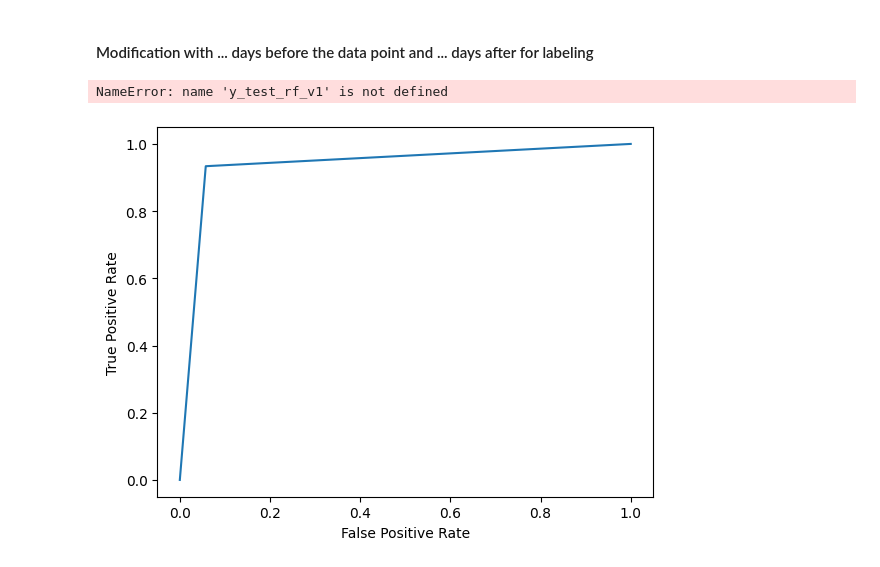
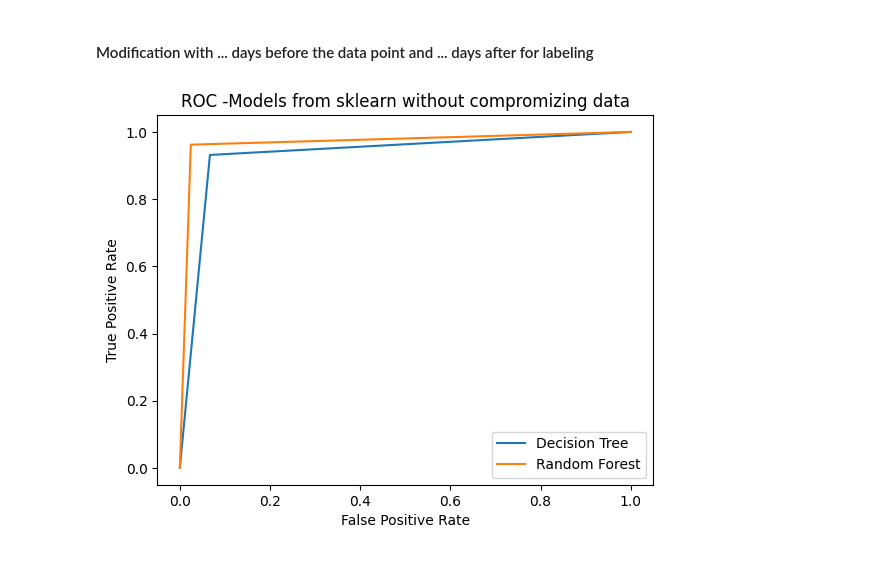
Before and after one commit to Pink-Programmer/AI-Application, a Jupyter notebook: Code/modify_data.ipynb, the cells around one changed output. Drawn from its saved outputs; the diff is of its cells as text; code cells hidden in the pictures.

Commit message:
added more models. codes part almost done

```diff
--- a/Code/modify_data.ipynb
+++ b/Code/modify_data.ipynb
@@ -120,7 +135,7 @@ def combine_data(trade_datas):
     combined_data = pd.concat(trade_datas, ignore_index=True)
     return combined_data
 # %%
-def modify_data(trade_data, t_previous_days, t_label_days):
+def modify_data(trade_data, t_previous_days, t_label_days, comprimize_data):
     """
     Modifies tehh trade dataset by several calculations and adding labels.
     This function is used to extend the dataset to find patterns more easily.
@@ -141,10 +156,14 @@ def modify_data(trade_data, t_previous_days, t_label_days):
     modified_trade_data = trade_data.copy()
     t_previous_days = 30
 
+
+    compimized_columns = []
+
     # Calculate deviations from multiple features
     for attribute in columns_names:
         for i in range(1, t_previous_days + 1):
             deviation_col_name = f'deviation_{attribute}_{i}'
+            compimized_columns.append(deviation_col_name)
             modified_trade_data[deviation_col_name] = modified_trade_data[attribute] - modified_trade_data[attribute].shift(i)
 
             # Calculate average deviation for each feature
@@ -165,10 +184,12 @@ def modify_data(trade_data, t_previous_days, t_label_days):
     # Calculate differences between Open-Close and High-Low for several days
     for i in range(1, t_previous_days + 1):
         diff_col_name_open_close = f'difference_open_close_{i}'
+        compimized_columns.append(diff_col_name_open_close)
         modified_trade_data[diff_col_name_open_close] = modified_trade_data['Open'] - modified_trade_data['Close'].shift(i)
 
 
         diff_col_name = f'difference_high_low_{i}'
+        compimized_columns.append(diff_col_name)
         modified_trade_data[diff_col_name] = modified_trade_data[attribute] - modified_trade_data[attribute].shift(i)
 
     #Calculate average differences between Open-Close and High-Low for several days
@@ -200,23 +221,14 @@ def modify_data(trade_data, t_previous_days, t_label_days):
     modified_trade_data['Label'] = 0  # Initialisierung aller Labels als 0
     modified_trade_data = modified_trade_data[t_label_days:]
     average_deviation= average_deviation[t_label_days:]
-
-
     for index, deviation_value in average_deviation.items():
 
         if deviation_value < 0:
             modified_trade_data.loc[index, 'Label'] = 0
         else:
             modified_trade_data.loc[index, 'Label'] = 1
+    if comprimize_data:
+        modified_trade_data.drop(columns=compimized_columns)
 
     modified_trade_data.head(20)
     return modified_trade_data
-# %%
-#number of days considered by the expansion of the dataset and creation of labels
-t_previous_days = 1
-t_label_days = 10
-
-#modifiy the datasets and comnine them
-modified = sort_datas(trade_data_tesla)
-modified_trade_data_tesla_v1 = modify_data(modified, t_previous_days, t_label_days)
-#TODO: add other datasets
@@ -314,8 +359,10 @@ def run_decision_tree_classifier_by_sklearn(modified_trade_data):
     return decision_tree_model_sklearn, y_pred_decision_tree_sklearn, accuracy_decision_tree_sklearn, y_test
 # %%
 #using the function run_decision_tree_classifier_by_sklearn() to create trained Desicion Tree Classifier with sklearn
-decision_tree_model_sklearn_v1, y_pred_decision_tree_sklearn_v1, accuracy_decision_tree_sklearn_v1, y_test_dt_v1 = run_decision_tree_classifier_by_sklearn(modified_trade_data_tesla_v1)
-decision_tree_model_sklearn_v2, y_pred_decision_tree_sklearn_v2, accuracy_decision_tree_sklearn_v2, y_test_dt_v2 = run_decision_tree_classifier_by_sklearn(modified_trade_data_tesla_v2)
+decision_tree_model_sklearn_v1_comp, y_pred_decision_tree_sklearn_v1_comp, accuracy_decision_tree_sklearn_v1_comp, y_test_dt_v1_comp = run_decision_tree_classifier_by_sklearn(modified_trade_data_v1_comp)
+decision_tree_model_sklearn_v1_comp, y_pred_decision_tree_sklearn_v1_no_comp, accuracy_decision_tree_sklearn_v1_no_comp, y_test_dt_v1_no_comp = run_decision_tree_classifier_by_sklearn(modified_trade_data_v1_no_comp)
+decision_tree_model_sklearn_v2_comp, y_pred_decision_tree_sklearn_v2_comp, accuracy_decision_tree_sklearn_v2_comp, y_test_dt_v2_comp = run_decision_tree_classifier_by_sklearn(modified_trade_data_v2_comp)
+decision_tree_model_sklearn_v2_no_comp, y_pred_decision_tree_sklearn_v2_no_comp, accuracy_decision_tree_sklearn_v2_no_comp, y_test_dt_v2_comp = run_decision_tree_classifier_by_sklearn(modified_trade_data_v2_no_comp)
 # %%
 def run_random_forest_classifier_by_sklearn(modified_trade_data):
     """
@@ -353,3 +397,8 @@ random_forest_model_sklearn_v2, y_pred_random_forest_sklearn_v2, accuracy_random
+# %%
+random_forest_model_sklearn_v1_comp, y_pred_random_forest_sklearn_v1_comp, accuracy_random_forest_sklearn_v1_comp, y_test_rf_v1_comp = run_random_forest_classifier_by_sklearn(modified_trade_data_v1_comp)
+random_forest_model_sklearn_v1_no_comp, y_pred_random_forest_sklearn_v1_no_comp, accuracy_random_forest_sklearn_v1_no_comp, y_test_rf_v1_no_comp = run_random_forest_classifier_by_sklearn(modified_trade_data_v1_no_comp)
+random_forest_model_sklearn_v2_comp, y_pred_random_forest_sklearn_v2_comp, accuracy_random_forest_sklearn_v2_comp, y_test_rf_v2_comp = run_random_forest_classifier_by_sklearn(modified_trade_data_v2_comp)
+random_forest_model_sklearn_v2_no_comp, y_pred_random_forest_sklearn_v2_no_comp, accuracy_random_forest_sklearn_v2_no_comp, y_test_rf_v2_no_comp = run_random_forest_classifier_by_sklearn(modified_trade_data_v2_no_comp)
 # %% [markdown]
 ### Models written in scratch
 # %% [markdown]
@@ -811,11 +852,11 @@ def plot_roc(label, Y_test, Y_pred):
     plt.ylabel('True Positive Rate')
     plt.xlabel('False Positive Rate')
 # %%
-plot_roc('Decision Tree', y_test_dt_v1, y_pred_decision_tree_sklearn_v1)
-plot_roc('Random Forest', y_test_rf_v1, y_pred_random_forest_sklearn_v1)
+plot_roc('Decision Tree', y_test_dt_v1_no_comp, y_pred_decision_tree_sklearn_v1_no_comp)
+plot_roc('Random Forest', y_test_rf_v1_no_comp, y_pred_random_forest_sklearn_v1_no_comp)
+
 plt.legend()
-plt.title('ROC -Models from sklearn')
+plt.title('ROC -Models from sklearn without compromizing data')
 plt.show()
 # %% [output]
-NameError: name 'y_test_rf_v1' is not defined
-[figure, old version]
+[figure, new version]
```
Also changed, not shown: parts of 28 cells of this notebook.
